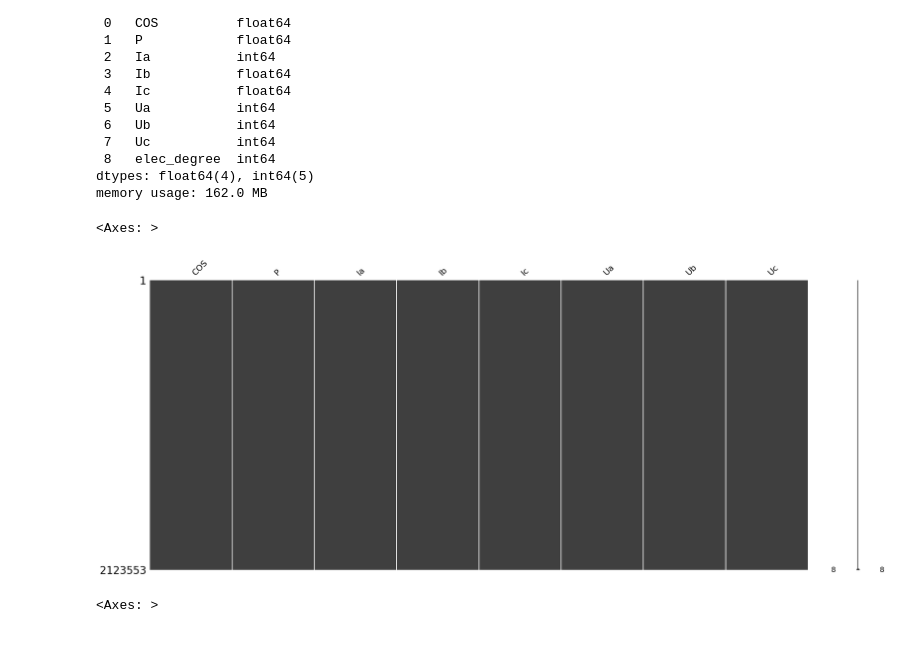
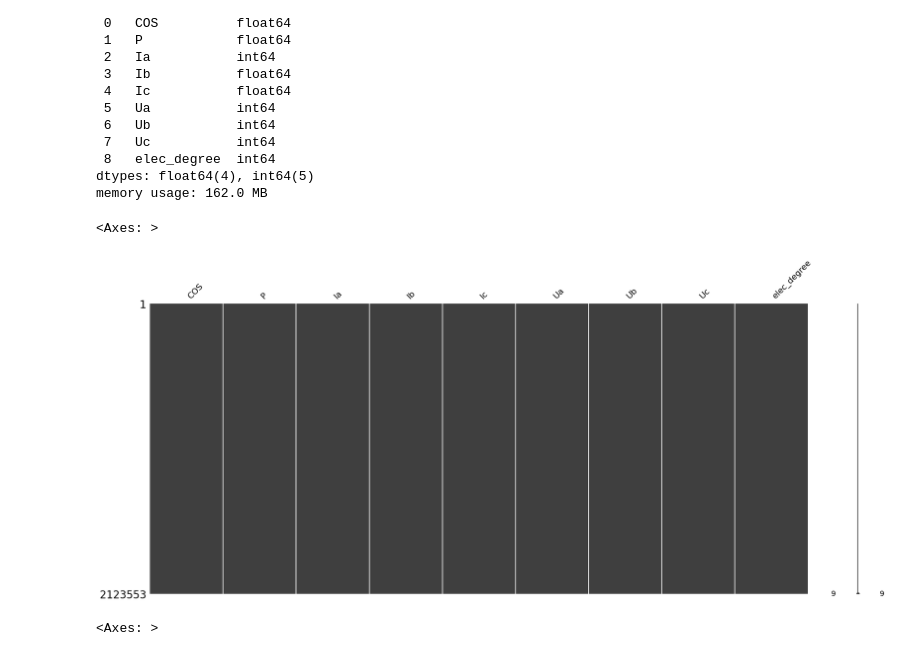
Before and after one commit to Raopend/voltage-current-prediction, a Jupyter notebook: notebook/data-processing.ipynb, the cells around one changed output. Saved outputs shown, nothing was run; the diff lists cells and outputs as text; code cells hidden in the pictures.

```diff
--- a/notebook/data-processing.ipynb
+++ b/notebook/data-processing.ipynb
@@ -51,11 +51,12 @@ memory usage: 162.0 MB
 # df = pd.get_dummies(df, columns=['fault_type'])
 # %%
 # 查看缺失值情况
-# import missingno as msno
-# msno.matrix(df)
+import missingno as msno
+
+msno.matrix(df)
 # %% [output]
 <Axes: >
-[figure, old version]
+[figure, new version]
 # %%
 # resample 1 s
 df_1s_interval = df.resample("1s").last().ffill()
```
Also changed, not shown: parts of 3 cells of this notebook, 4 other files.
